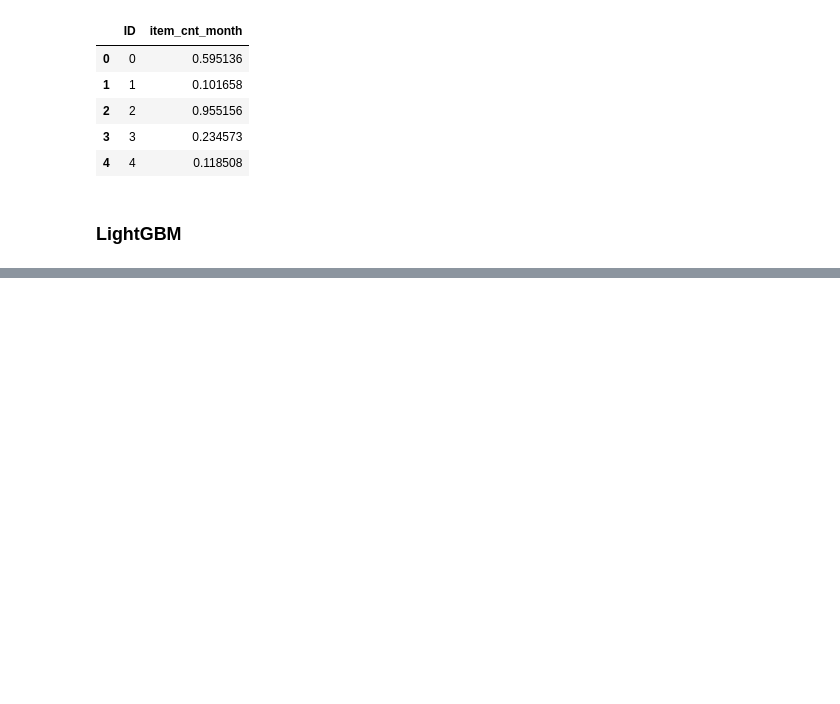
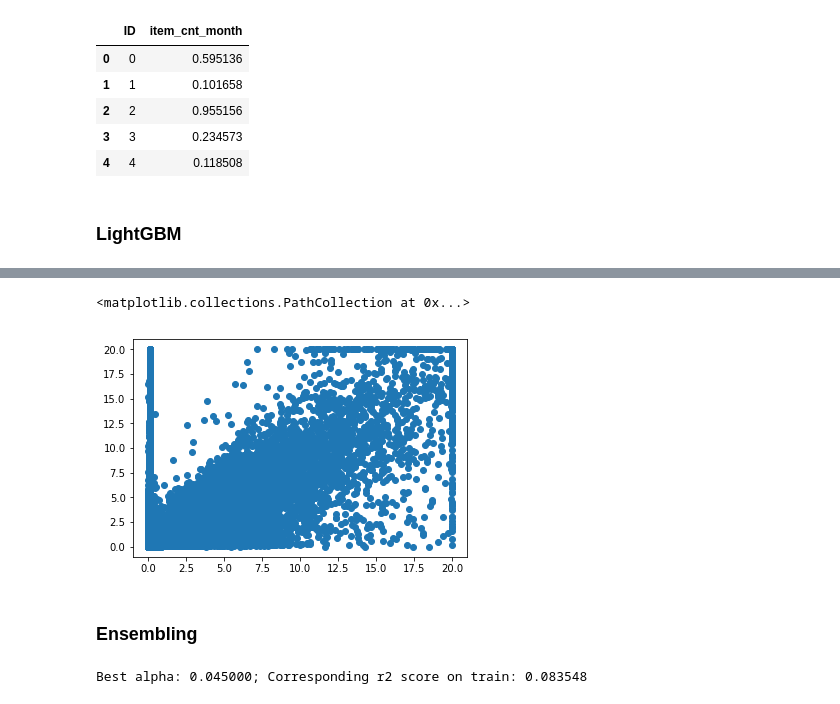
Before and after one commit to Abhishekmamidi123/Competitive_Data_Science, a Jupyter notebook: Week_5_Final_Project/Predict_Future_Sales.ipynb, the cells around one changed output, grey strips where cells are left out. Drawn from its saved outputs; the diff is of its cells as text; code cells hidden in the pictures; blank space fills up the shorter version.

Commit message:
Final Project - Simple Averaging - LR + LightGBM

```diff
--- a/Week_5_Final_Project/Predict_Future_Sales.ipynb
+++ b/Week_5_Final_Project/Predict_Future_Sales.ipynb
@@ -249,0 +253,2 @@ submission.to_csv('Predictions/submission_lgb.csv', index=False)
+# %%
+X_test_level2 = np.c_[pred_lr, pred_lgb]
@@ -249,0 +267,34 @@ submission.to_csv('Predictions/submission_lgb.csv', index=False)
+# %%
+dates_train_level2 = dates_train[dates_train.isin([27, 28, 29, 30, 31, 32, 33])]
+
+# That is how we get target for the 2nd level dataset
+y_train_level2 = y_train[dates_train.isin(dates_train_level2)]
+# %%
+# And here we create 2nd level feeature matrix, init it with zeros first
+X_train_level2 = np.zeros([y_train_level2.shape[0], 2])
+
+# Now fill `X_train_level2` with metafeatures
+for cur_block_num in [27, 28, 29, 30, 31, 32, 33]:
+    print(cur_block_num)
+    '''
+        1. Split `X_train` into parts
+           Remember, that corresponding dates are stored in `dates_train`
+        2. Fit linear regression
+        3. Fit LightGBM and put predictions
+        4. Store predictions from 2. and 3. in the right place of `X_train_level2`.
+           You can use `dates_train_level2` for it
+           Make sure the order of the meta-features is the same as in `X_test_level2`
+    '''
+    X_train_cur = all_data.loc[dates <  cur_block_num].drop(to_drop_cols, axis=1)
+    X_test_cur =  all_data.loc[dates == cur_block_num].drop(to_drop_cols, axis=1)
+
+    y_train_cur = all_data.loc[dates <  cur_block_num, 'target'].values
+    y_test_cur =  all_data.loc[dates == cur_block_num, 'target'].values
+
+    lr.fit(X_train_cur.values, y_train_cur)
+    pred_lr = lr.predict(X_test_cur.values)
+    X_train_level2[dates_train_level2 == cur_block_num, 0] = pred_lr.clip(*target_range)
+
+    model = lgb.train(lgb_params, lgb.Dataset(X_train_cur, label=y_train_cur), 100)
+    pred_lgb = model.predict(X_test_cur)
+    X_train_level2[dates_train_level2 == cur_block_num, 1] = pred_lgb.clip(*target_range)
@@ -249,0 +309,24 @@ submission.to_csv('Predictions/submission_lgb.csv', index=False)
+# %%
+plt.scatter(X_train_level2[:, 0], X_train_level2[:, 1])
+# %% [output]
+<matplotlib.collections.PathCollection at 0x...>
+[figure, added]
+# %% [markdown]
+### Ensembling
+# %%
+alphas_to_try = np.linspace(0, 1, 1001)
+
+r2_scores = []
+for alpha in alphas_to_try:
+    mix = alpha*X_train_level2[:,0] + (1-alpha)*X_train_level2[:,1]
+    r2_scores.append(r2_score(y_train_level2, mix))
+
+r2_scores = np.array(r2_scores)
+
+# YOUR CODE GOES HERE
+best_alpha = alphas_to_try[r2_scores.argmax()]
+r2_train_simple_mix = r2_scores.max()
+
+print('Best alpha: %f; Corresponding r2 score on train: %f' % (best_alpha, r2_train_simple_mix))
+# %% [output]
+Best alpha: 0.045000; Corresponding r2 score on train: 0.083548
```
Also changed, not shown: parts of 6 cells of this notebook, 1 other file.
